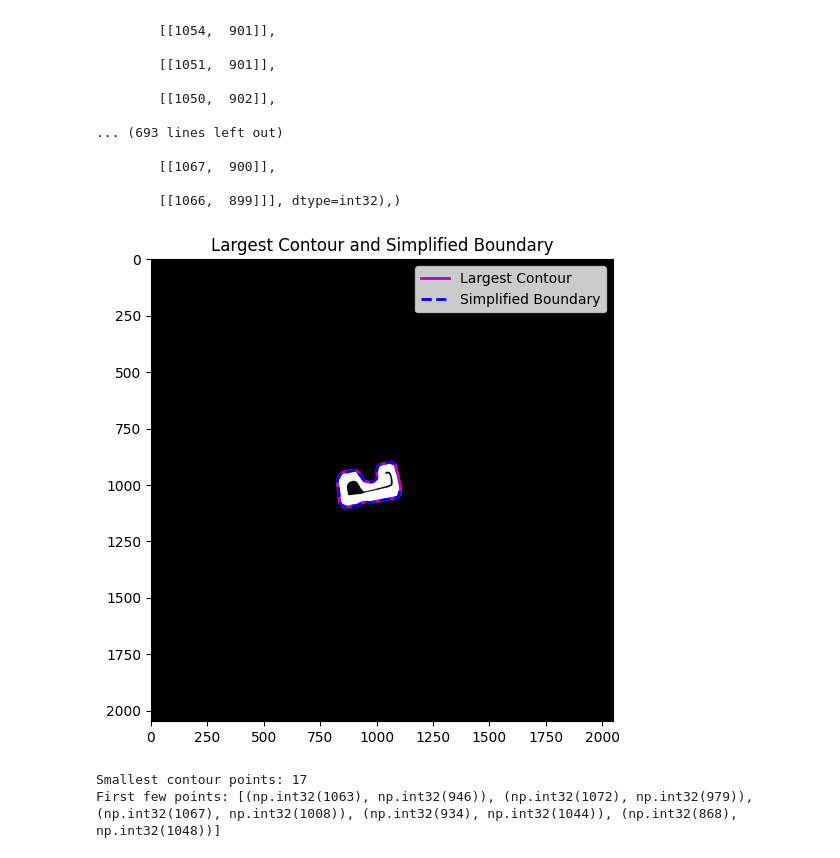
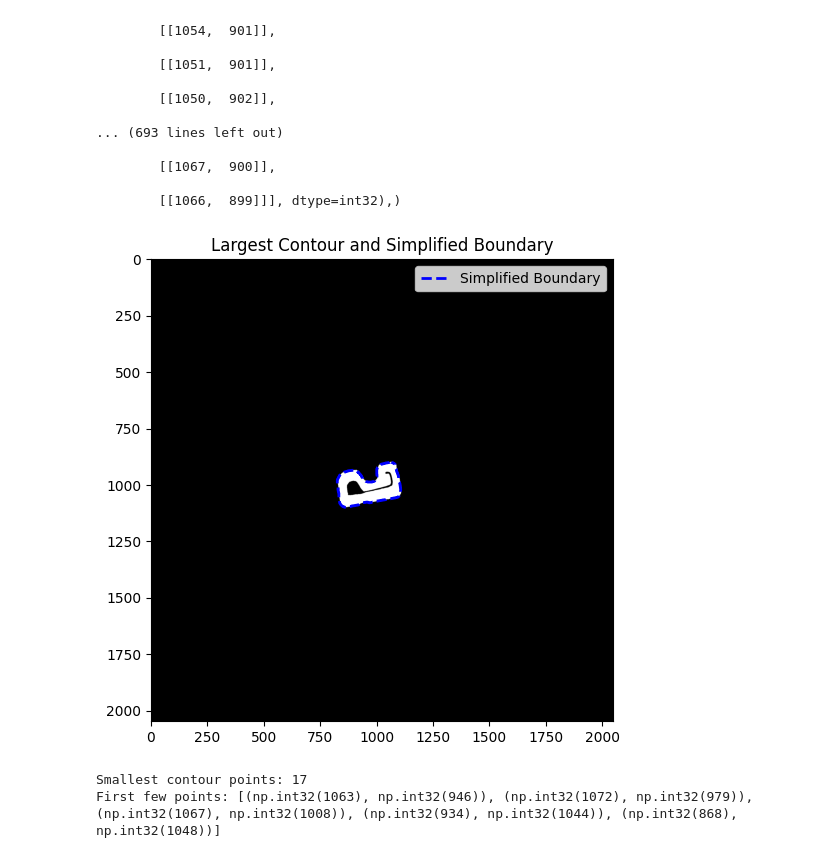
Before and after one commit to anjrew/race-lines-optimization, a Jupyter notebook: notebooks/create_map_boundries.ipynb, the cells around one changed output. Cells and saved outputs as stored; diff of their text form; code cells hidden in the pictures.

```diff
--- a/notebooks/create_map_boundries.ipynb
+++ b/notebooks/create_map_boundries.ipynb
@@ -62,32 +62,33 @@ contours
 # %%
 
 # Find the largest contour (assuming it's the track)
 largest_contour = max(contours, key=cv2.contourArea)
 
-# Simplify the contour to reduce number of points (Douglas-Peucker algorithm)
-epsilon = 0.005 * cv2.arcLength(largest_contour, True)
-boundary_points = cv2.approxPolyDP(largest_contour, epsilon, True)
+# # Simplify the contour to reduce number of points (Douglas-Peucker algorithm)
+# epsilon = 0.005 * cv2.arcLength(largest_contour, True)
+# boundary_points = cv2.approxPolyDP(largest_contour, epsilon, True)
+boundary_points = largest_contour
 
 # Extract coordinates for plotting
 largest_contour_coords = [(point[0][0], point[0][1]) for point in largest_contour] # type: ignore
 boundary_coords = [(point[0][0], point[0][1]) for point in boundary_points] # type: ignore
 
 # Plot immediately
 plt.figure(figsize=(8, 6))
 plt.imshow(binary, cmap='gray')  # Show the binary image as background
 # Plot raw largest contour
-largest_x = [p[0] for p in largest_contour_coords]
-largest_y = [p[1] for p in largest_contour_coords]
-plt.plot(largest_x, largest_y, 'm-', linewidth=2, label='Largest Contour')
+# largest_x = [p[0] for p in largest_contour_coords]
+# largest_y = [p[1] for p in largest_contour_coords]
+# plt.plot(largest_x, largest_y, 'm-', linewidth=2, label='Largest Contour')
 # Plot simplified boundary
 boundary_x = [p[0] for p in boundary_coords]
 boundary_y = [p[1] for p in boundary_coords]
 plt.plot(boundary_x, boundary_y, 'b--', linewidth=2, label='Simplified Boundary')
 plt.title('Largest Contour and Simplified Boundary')
 plt.legend()
 plt.show()
 # %% [output]
-[figure, old version]
+[figure, new version]
 # %%
 
 # Erode to create an artificial inner boundary
```
Also changed, not shown: parts of 3 cells of this notebook.
